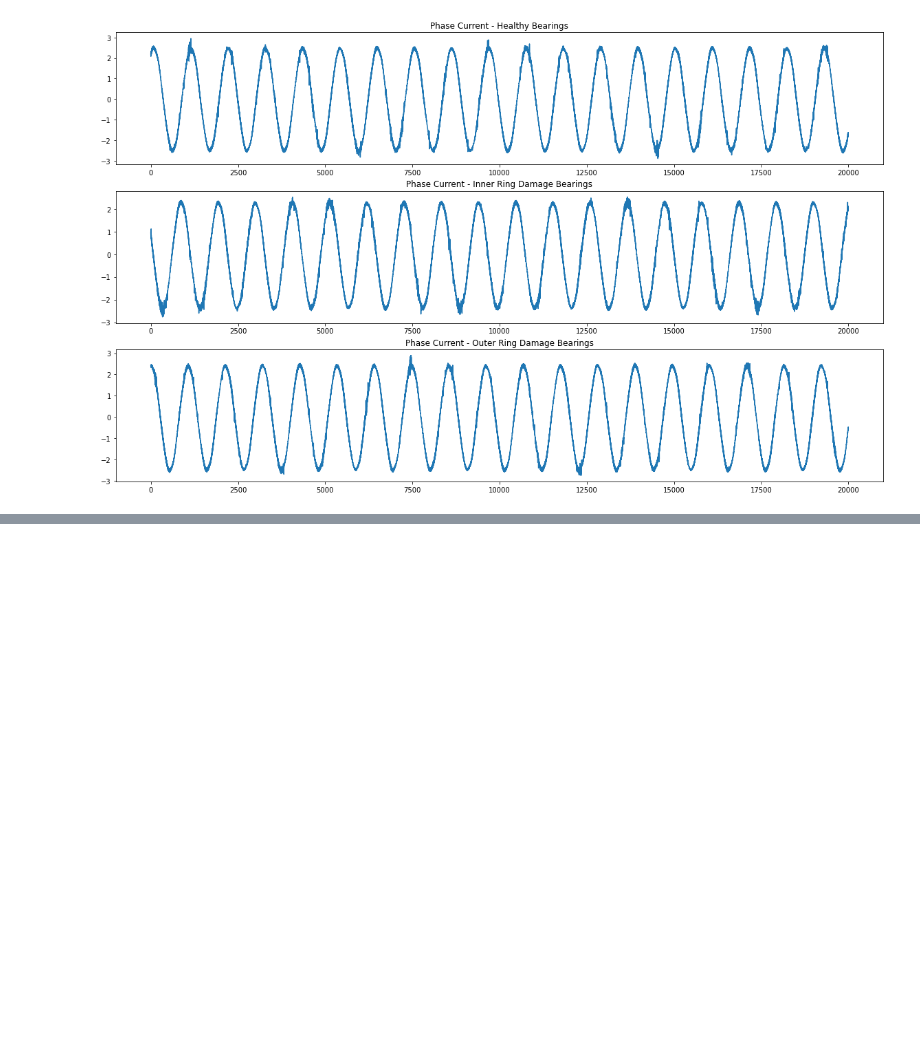
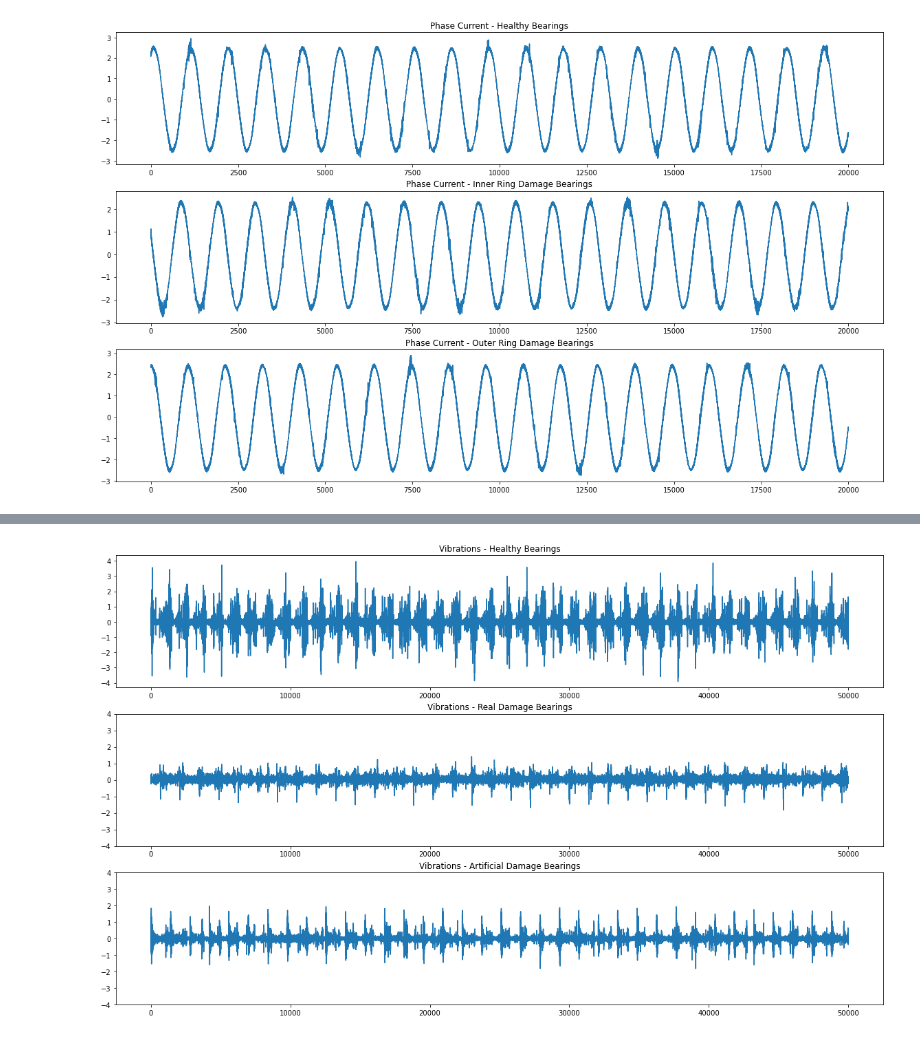
Before and after one commit to data-describe/awesome-data-science-models, a Jupyter notebook: iot-condition-monitoring/EDA/EDA_bearing_condition_monitoring.ipynb, the cells around one changed output, grey strips where cells are left out. Cells and saved outputs as stored; diff of their text form; code cells hidden in the pictures; blank space fills up the shorter version.

```diff
--- a/iot-condition-monitoring/EDA/EDA_bearing_condition_monitoring.ipynb
+++ b/iot-condition-monitoring/EDA/EDA_bearing_condition_monitoring.ipynb
@@ -277,0 +299,12 @@ axs[2].title.set_text('Phase Current - Outer Ring Damage Bearings')
+# %%
+fig, axs = plt.subplots(3, figsize=(20, 12))
+axs[0].plot(vibrations_data['healthy_vibrations'][0:50000])
+axs[1].plot(vibrations_data['real_damage_vibrations'][0:50000])
+axs[1].set_ylim([-4, 4])
+axs[2].plot(vibrations_data['artificial_damage_vibrations'][0:50000])
+axs[2].set_ylim([-4, 4])
+axs[0].title.set_text('Vibrations - Healthy Bearings')
+axs[1].title.set_text('Vibrations - Real Damage Bearings')
+axs[2].title.set_text('Vibrations - Artificial Damage Bearings')
+# %% [output]
+[figure, added]
```
Also changed, not shown: parts of 17 cells of this notebook.
